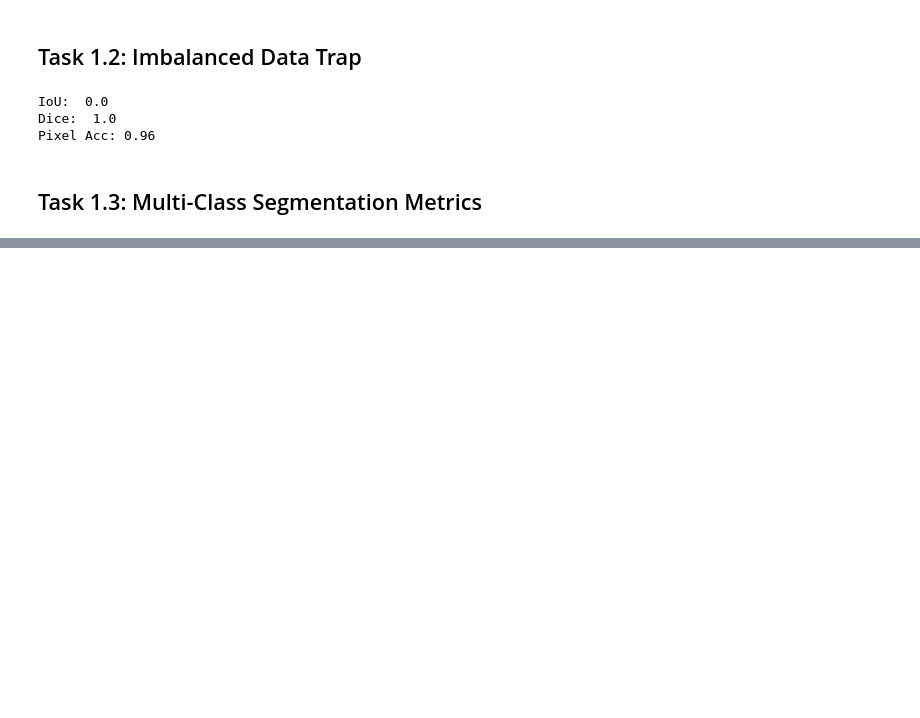
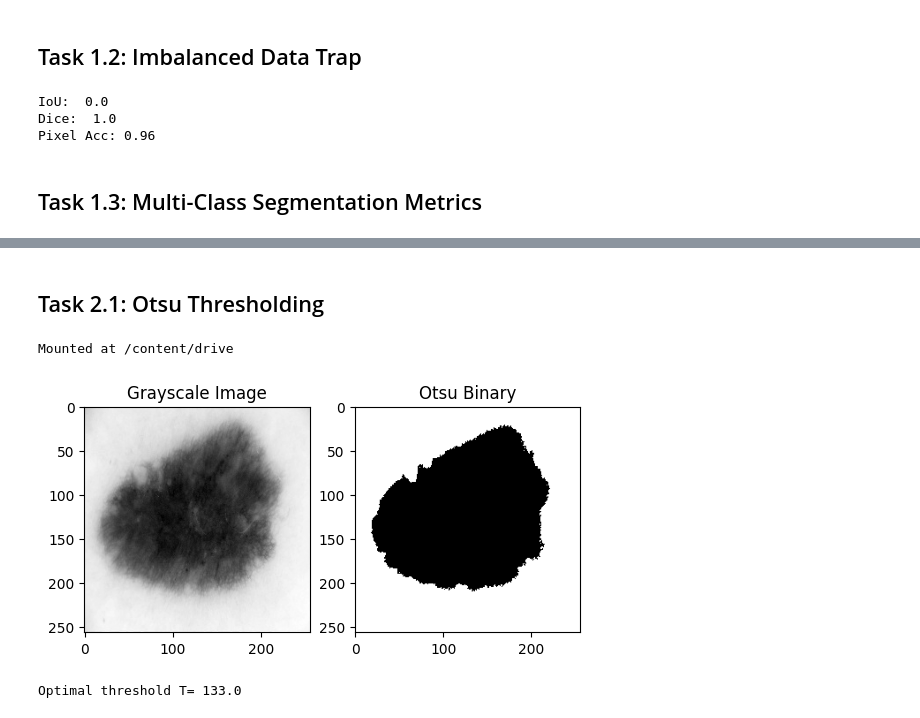
Before and after one commit to bmulaw/ComputerVision, a Jupyter notebook: ComputerVision_lab2_SAM_ObjectDetection.ipynb, the cells around one changed output, grey strips where cells are left out. Cells and saved outputs as stored; diff of their text form; code cells hidden in the pictures; blank space fills up the shorter version.

```diff
--- a/ComputerVision_lab2_SAM_ObjectDetection.ipynb
+++ b/ComputerVision_lab2_SAM_ObjectDetection.ipynb
@@ -176,0 +180,35 @@ TypeError: logical_and(): argument 'input' (position 1) must be Tensor, not nump
+# %% [markdown]
+## Task 2.1: Otsu Thresholding
+# %%
+from google.colab import drive
+drive.mount('/content/drive')
+# %% [output]
+Mounted at /content/drive
+# %%
+import cv2
+import matplotlib.pyplot as plt
+
+gdrive_img_path = "/content/drive/MyDrive/Colab "+ "Notebooks/computer_vision/Lab2_Dataset"
+# Read image and convert to grayscale
+image = cv2.imread(gdrive_img_path + "/seg_dataset/images/img_0000.jpg")
+gray = cv2.cvtColor(image, cv2.COLOR_BGR2GRAY)
+
+hist = cv2.calcHist([gray], [0], None, [256], [0, 256])
+
+# Apply Otsu thresholding
+# TODO: use cv2.threshold with cv2.THRESH_OTSU
+# Solution found here: https://stackoverflow.com/questions/69416099/opencv-error-src-type-is-16-cv-8uc3-while-doing-thresh-otsu
+T, binary = cv2.threshold(gray, 0, 255, cv2.THRESH_OTSU)
+
+plt.subplot(1,2,1)
+plt.title("Grayscale Image")
+plt.imshow(gray, cmap='gray')
+plt.subplot(1,2,2)
+plt.title("Otsu Binary")
+plt.imshow(binary, cmap='gray')
+plt.show()
+
+print("Optimal threshold T=", T)
+# %% [output]
+[figure, added]
+Optimal threshold T= 133.0
```
Also changed, not shown: parts of 27 cells of this notebook.
